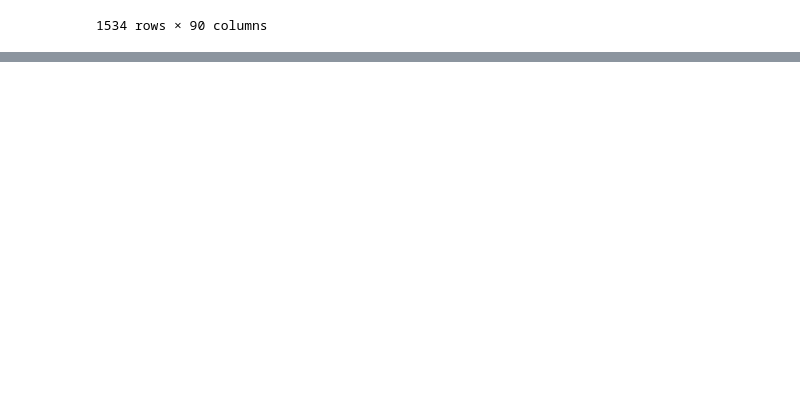
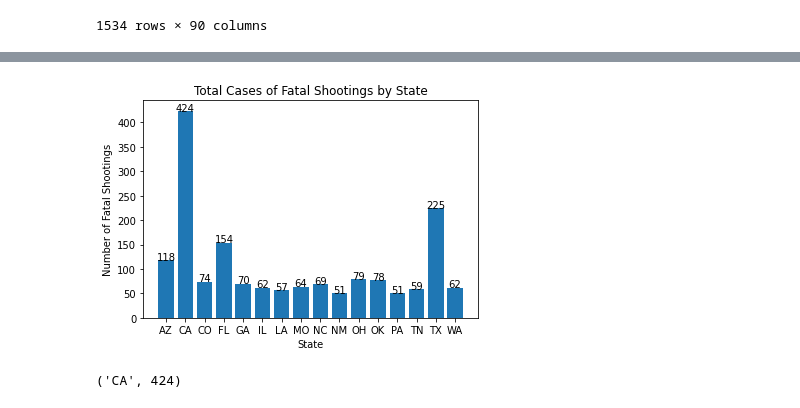
Before and after one commit to SaadSatter/Fatal_force_datascience, a Jupyter notebook: fatal_force_project_cse_351.ipynb, the cells around one changed output, grey strips where cells are left out. Drawn from its saved outputs; the diff is of its cells as text; code cells hidden in the pictures; blank space fills up the shorter version.

```diff
--- a/fatal_force_project_cse_351.ipynb
+++ b/fatal_force_project_cse_351.ipynb
@@ -881,0 +1183,36 @@ df_state_stats
+# %%
+'''
+The above bar graph is extremely packed and the majority of the values are very small, so they don't matter to us when trying to determine which states have the highest number of fatal shootings. Let's repeat the process using only the states with number of killings greater than 50. With this, we can see the data better.
+'''
+
+df_state_stats_temp = df_state_stats[df_state_stats['Total Cases'] > 50]
+# df_state_stats_temp
+
+# plt.bar(df_state_stats_temp.index, df_state_stats_temp['Total Cases'])
+# plt.title('Total Cases of Fatal Shootings by State')
+# plt.xlabel('State')
+# plt.ylabel('Number of Fatal Shootings')
+# plt.show()
+
+x_list = list(df_state_stats_temp.index)
+y_list = list(df_state_stats_temp['Total Cases'])
+plt.bar(x_list, y_list)
+plt.title('Total Cases of Fatal Shootings by State')
+plt.xlabel('State')
+plt.ylabel('Number of Fatal Shootings')
+for i in range(len(x_list)):
+    plt.text(x_list[i], y_list[i], y_list[i], ha='center')
+plt.show()
+# %% [output]
+[figure, added]
+# %%
+'''
+The graph clearly shows that CA is the state with the highest number of fatal police shootings (over 400), followed by TX with slightly over 200 fatal shootings.
+
+We can confirm this conclusion using code by extracting the maximum value of 'Total Cases' from the DataFrame and seeing which state it is associated with.
+The line of code below accomplishes this and does indeed confirm that CA is the state with the highest number of fatal shootings (424).
+'''
+s = df_state_stats.loc[df_state_stats['Total Cases'].idxmax()]
+s.name, s['Total Cases']
+# %% [output]
+('CA', 424)
```
Also changed, not shown: parts of 51 cells of this notebook, 1 other file.
